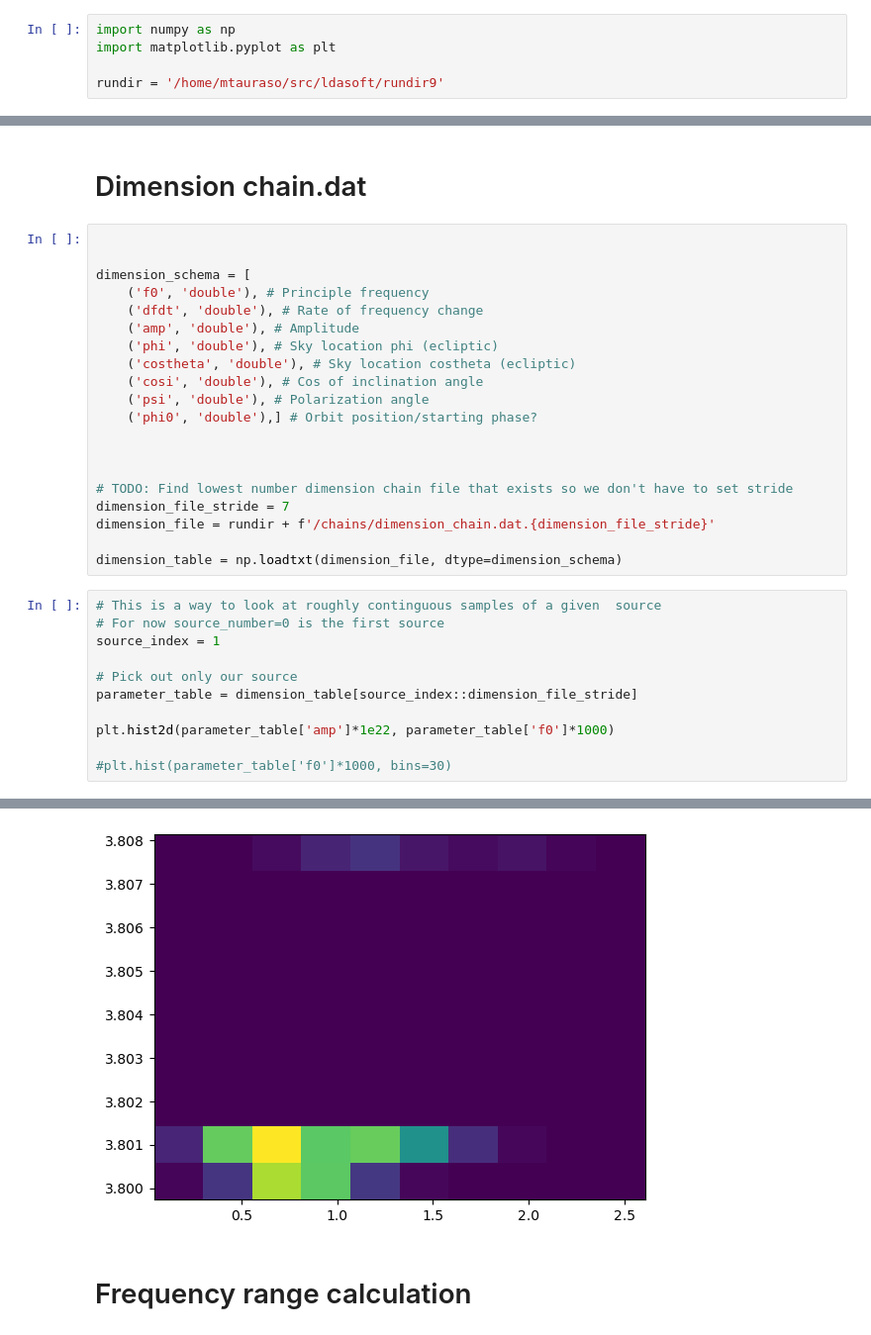
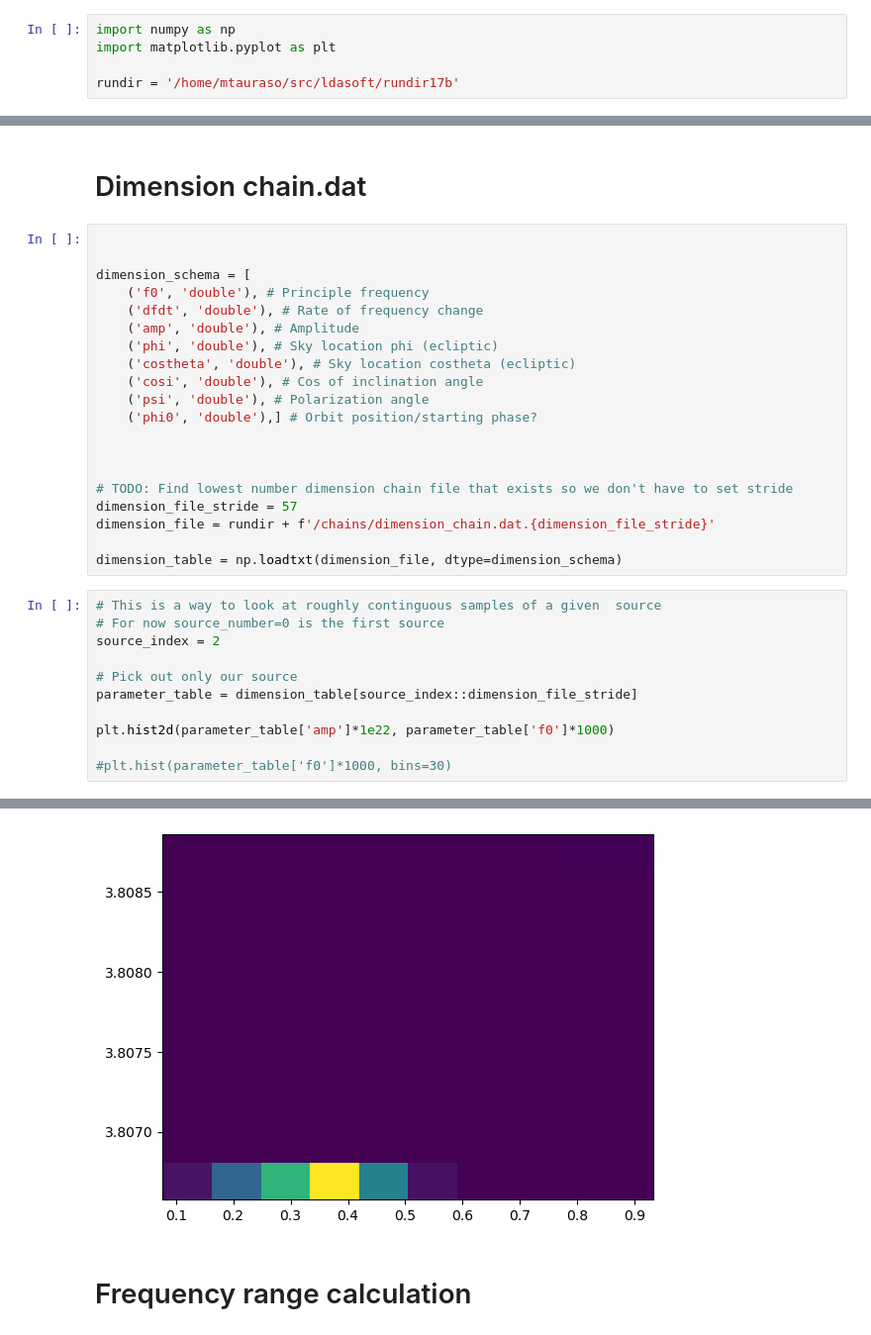
Before and after one commit to mtauraso/ldasoft, a Jupyter notebook: MCMCwatch.ipynb, the cells around one changed output, grey strips where cells are left out. Shown: that part at 99% size. Drawn from its saved outputs; the diff is of its cells as text.

```diff
--- a/MCMCwatch.ipynb
+++ b/MCMCwatch.ipynb
@@ -6,7 +6,7 @@ Goal is to be able to point this at a run-dir laid out as gbmcmc does, and to ge
 import numpy as np
 import matplotlib.pyplot as plt
 
-rundir = '/home/mtauraso/src/ldasoft/rundir9'
+rundir = '/home/mtauraso/src/ldasoft/rundir17b'
 # %% [markdown]
 # model_chain.dat
 # %%
@@ -115,14 +119,14 @@ dimension_schema = [
 
 
 # TODO: Find lowest number dimension chain file that exists so we don't have to set stride
-dimension_file_stride = 7
+dimension_file_stride = 57
 dimension_file = rundir + f'/chains/dimension_chain.dat.{dimension_file_stride}'
 
 dimension_table = np.loadtxt(dimension_file, dtype=dimension_schema)
 # %%
 # This is a way to look at roughly continguous samples of a given  source
 # For now source_number=0 is the first source
-source_index = 1
+source_index = 2
 
 # Pick out only our source
 parameter_table = dimension_table[source_index::dimension_file_stride]
@@ -150,5 +154,5 @@ plt.hist2d(parameter_table['amp']*1e22, parameter_table['f0']*1000)
  <matplotlib.collections.QuadMesh at 0x...>)
-[figure, old version]
+[figure, new version]
 # %% [markdown]
 # Frequency range calculation
 # %%
```
Also changed, not shown: parts of 5 cells of this notebook, 1 other file.
